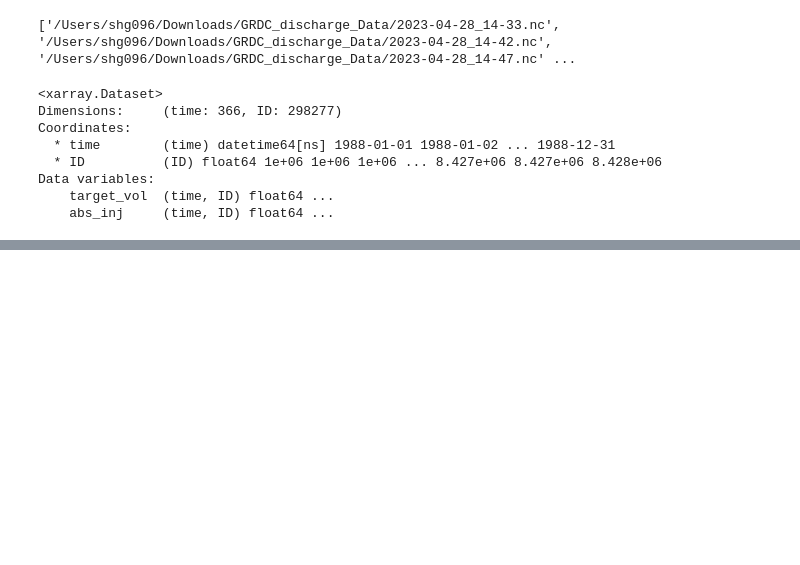
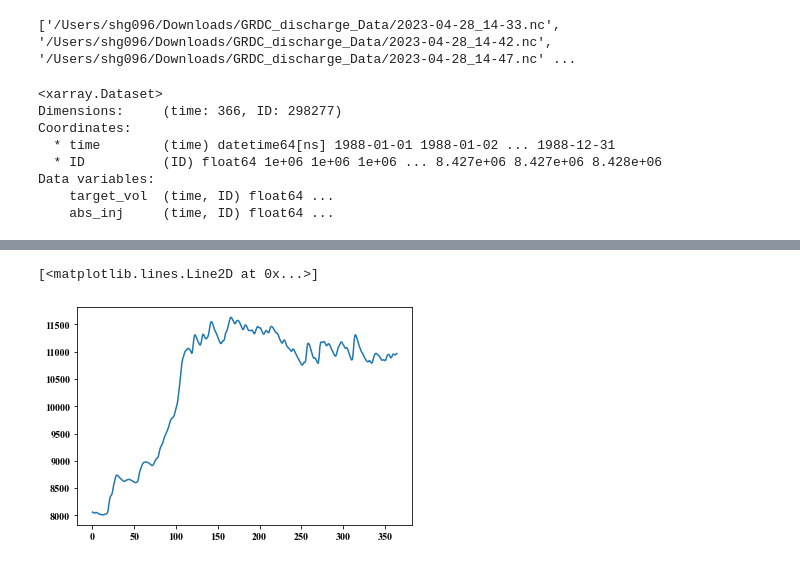
Before and after one commit to ShervanGharari/mizuRoute_HDMA_Global, a Jupyter notebook: code/Untitled3.ipynb, the cells around one changed output, grey strips where cells are left out. Drawn from its saved outputs; the diff is of its cells as text; code cells hidden in the pictures; blank space fills up the shorter version.

```diff
--- a/code/Untitled3.ipynb
+++ b/code/Untitled3.ipynb
@@ -88,0 +113,10 @@ Data variables:
+# %%
+ID = ds['reachID'][:]
+idx = np.where(ID== 3045137) # is the segment that outflow from lake ontario
+idx = idx[0]
+idx = idx.item()
+idx
+plt.plot(np.array(ds['IRFroutedRunoff'][:,idx]))
+# %% [output]
+[<matplotlib.lines.Line2D at 0x...>]
+[figure, added]
```
Also changed, not shown: parts of 19 cells of this notebook, 2 other files.
